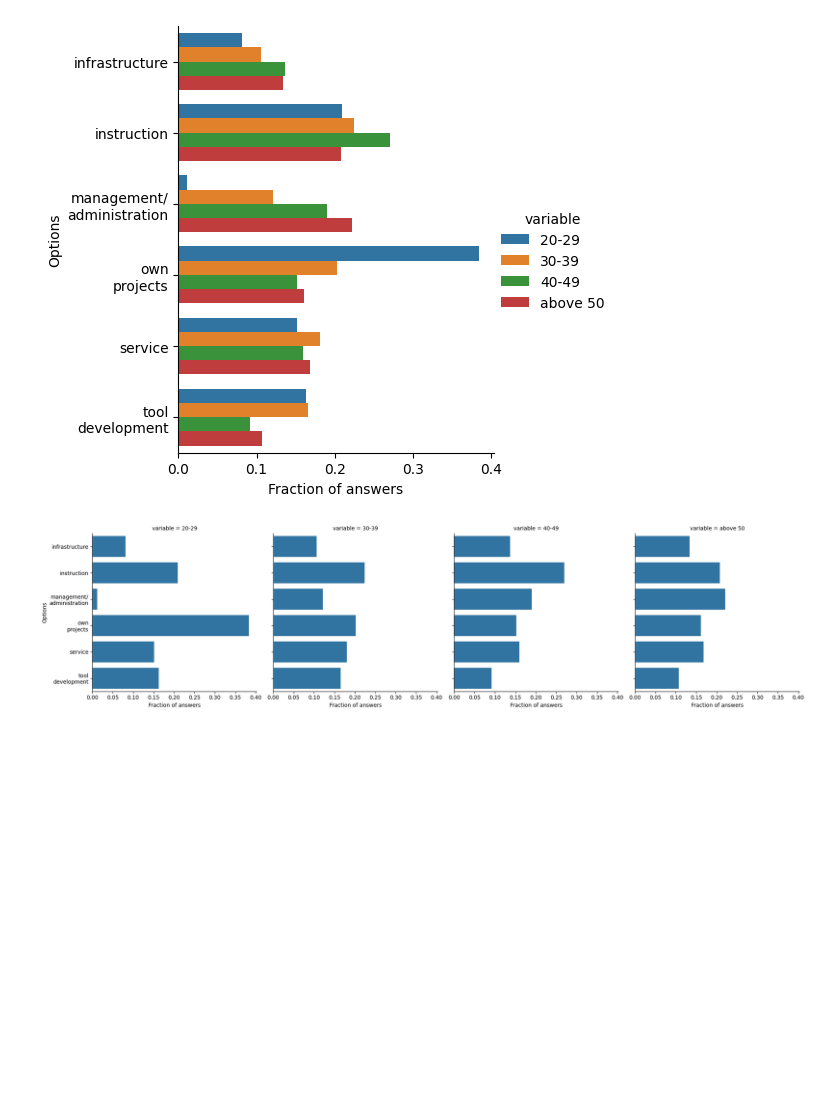
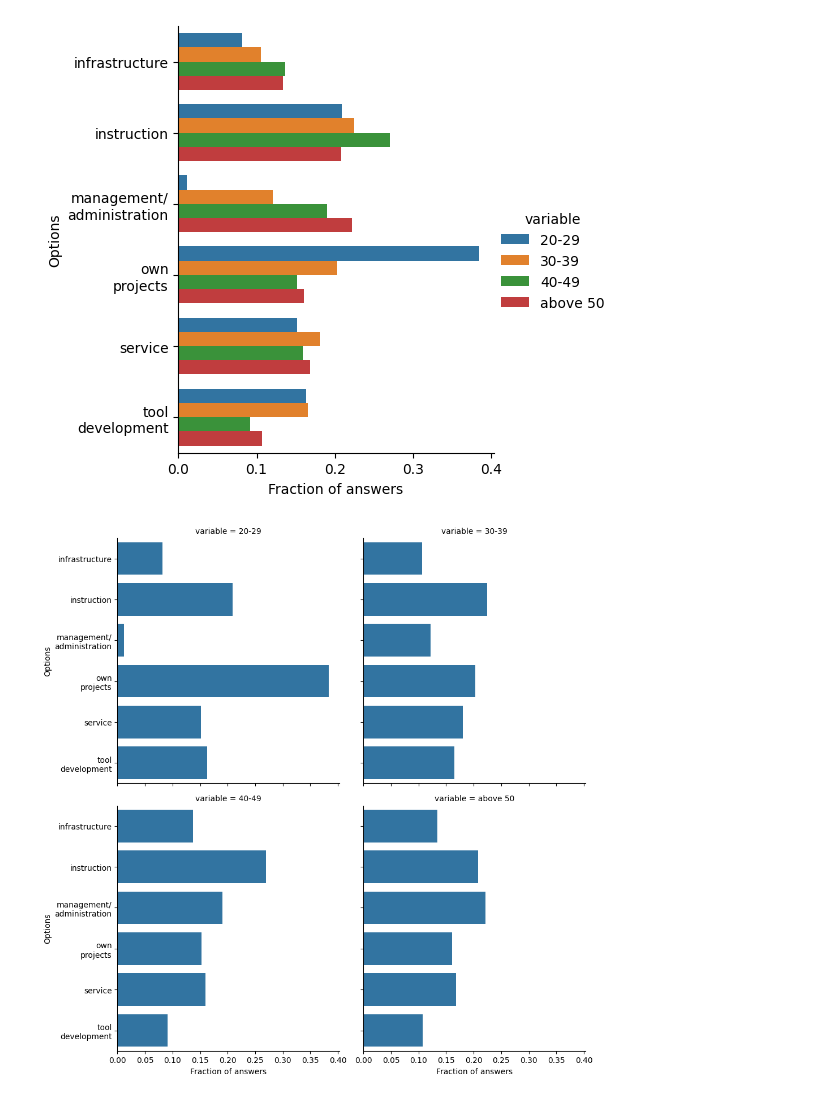
Before and after one commit to GloBIAS-BioimageAnalysts/Survey_2024, a Jupyter notebook: notebooks/time_spent.ipynb, the cells around one changed output. Drawn from its saved outputs; the diff is of its cells as text; code cells hidden in the pictures; blank space fills up the shorter version.

```diff
--- a/notebooks/time_spent.ipynb
+++ b/notebooks/time_spent.ipynb
@@ -74,6 +74,6 @@ utils.select_all_that_apply_hist_facet(df,question_col,'../figures/WhichDoYouDo_
 [figure]
 # %%
 utils.select_all_that_apply_hist_facet(df,question_col,'../figures/WhichDoYouDo_byage_columns.png',
-                                        options_dict=options_dict,facet_col=facet_col,how='facet')
+                                        options_dict=options_dict,facet_col=facet_col,how='facet',col_wrap=2)
 # %% [output]
-[figure, old version]
+[figure, new version]
```
Also changed, not shown: parts of 1 cell of this notebook, 5 other files.
